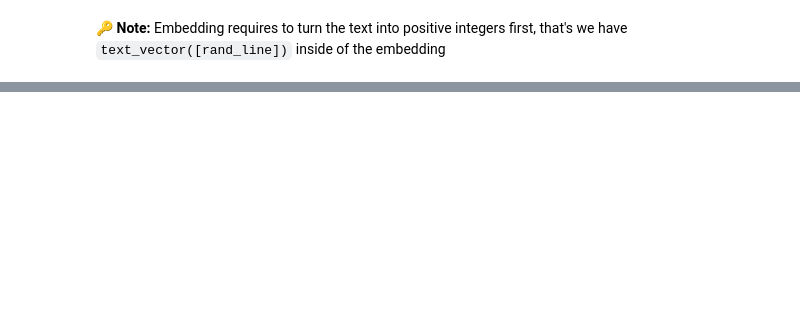
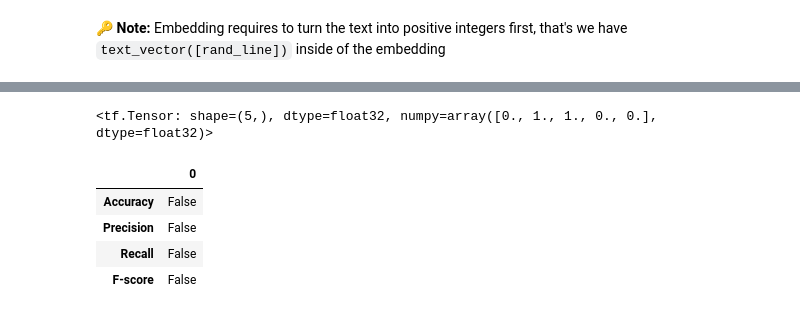
Before and after one commit to Jayveersinh-Raj/intro_NLP_tensorflow, a Jupyter notebook: Intro_NLP.ipynb, the cells around one changed output, grey strips where cells are left out. Cells and saved outputs as stored; diff of their text form; code cells hidden in the pictures; blank space fills up the shorter version.

```diff
--- a/Intro_NLP.ipynb
+++ b/Intro_NLP.ipynb
@@ -350,0 +416,6 @@ The embedding :
+# %%
+# Creating a tensorboard callback (we need to create a new one for every model)
+from helper_functions import create_tensorboard_callback
+
+# Creating a directory to save TensorBoard logs
+dir = "model_logs"
@@ -350,0 +494,9 @@ The embedding :
+# %%
+# Lets compile it
+model_1.compile(loss = "binary_crossentropy",
+                optimizer = tf.keras.optimizers.Adam(),
+                metrics = ["accuracy"])
+# Fit the model
+model_1.fit(train_lines, train_labels, epochs = 5,
+            validation_data = (val_lines, val_labels),
+            callbacks = [create_tensorboard_callback(dir, "model_1_dense")])
@@ -350,0 +522,17 @@ The embedding :
+# %%
+# Lets try and predict now
+model_1_preds = model_1.predict(val_lines)
+model_1_preds = tf.squeeze(tf.round(model_1_preds)) # Squeeze will remove the dimension with value 1 and round will round to 0 if < 0.5 and 1 otherwise
+model_1_preds[:5]
+# %% [output]
+<tf.Tensor: shape=(5,), dtype=float32, numpy=array([0., 1., 1., 0., 0.], dtype=float32)>
+# %%
+model_1_evaluation = evaluation_result(val_labels, model_1_preds)
+perfm = model_1_evaluation > model_0_evaluation
+perfm
+# %% [output]
+|  | 0 |
+| Accuracy | False |
+| Precision | False |
+| Recall | False |
+| F-score | False |
```
Also changed, not shown: parts of 33 cells of this notebook.
